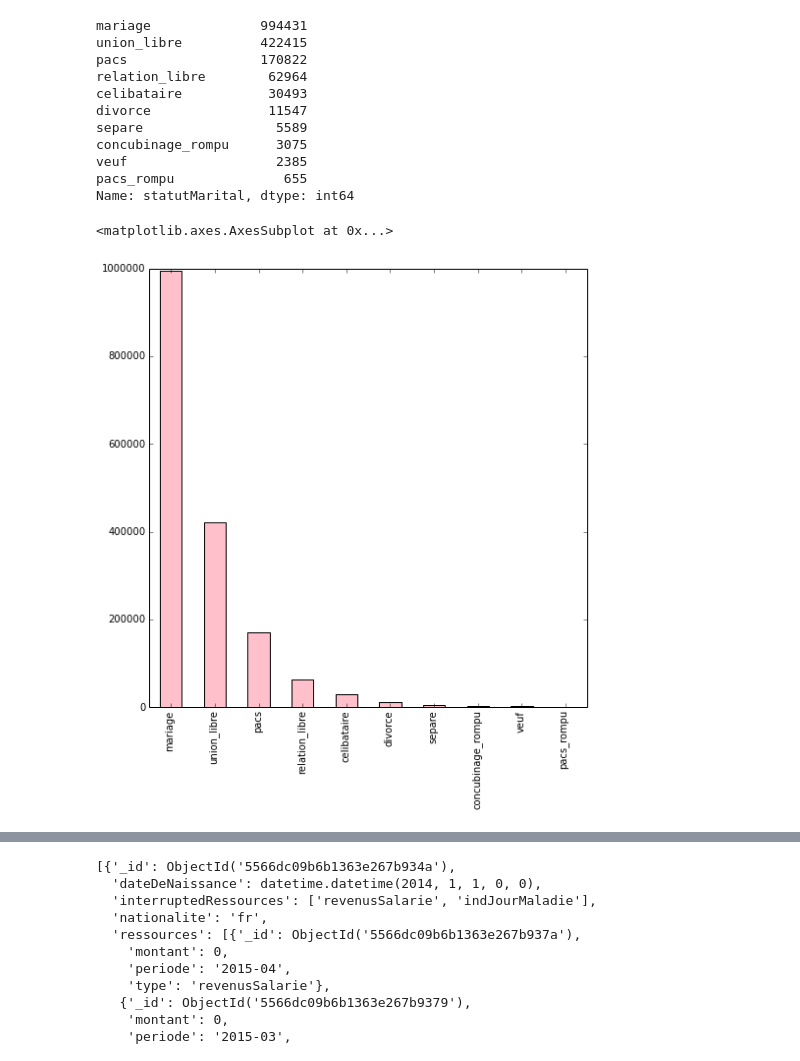
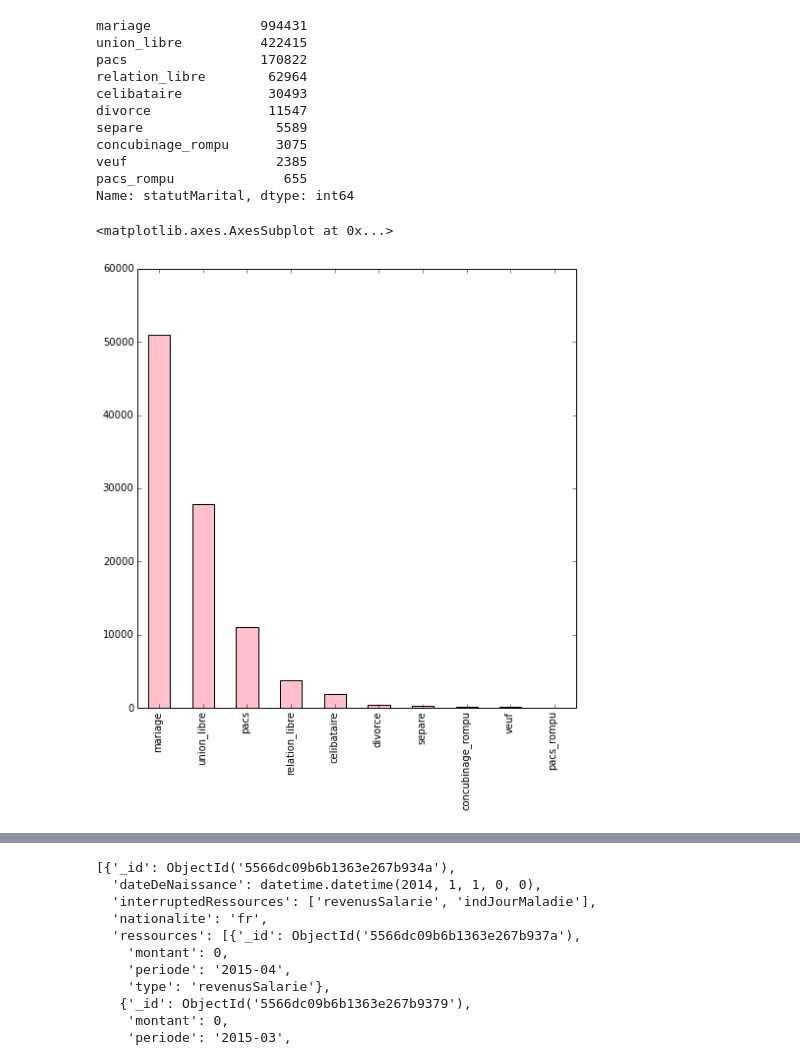
Before and after one commit to betagouv/mes-aides-analytics, a Jupyter notebook: python/stats_descr.ipynb, the cells around one changed output, grey strips where cells are left out. Saved outputs shown, nothing was run; the diff lists cells and outputs as text; code cells hidden in the pictures.

Commit message:
[FIX] forgot groupby for plot by statutMarital

```diff
--- a/python/stats_descr.ipynb
+++ b/python/stats_descr.ipynb
@@ -563,10 +563,12 @@ Name: statutMarital, dtype: int64
 # %%
 statutMarital_valides = t_individus.statutMarital.value_counts().reset_index()['index'].tolist()
 # %%
-t_individus.statutMarital[t_individus.statutMarital.isin(statutMarital_valides)].value_counts().plot(kind='bar', color='pink', figsize=(8, 8))
+t_count = t_individus[t_individus.statutMarital.isin(statutMarital_valides)].groupby('_id_individu')['statutMarital'].value_counts().reset_index()
+t_count.columns = ['_id_individu_count', 'statutMarital', 'count']
+t_count.statutMarital.value_counts().plot(kind='bar', color='pink', figsize=(8, 8))
 # %% [output]
 <matplotlib.axes.AxesSubplot at 0x...>
-[figure, old version]
+[figure, new version]
 # %%
 plt.figure(figsize=(18,20))
 plt.subplot(321)
```
Also changed, not shown: parts of 1 cell of this notebook.
